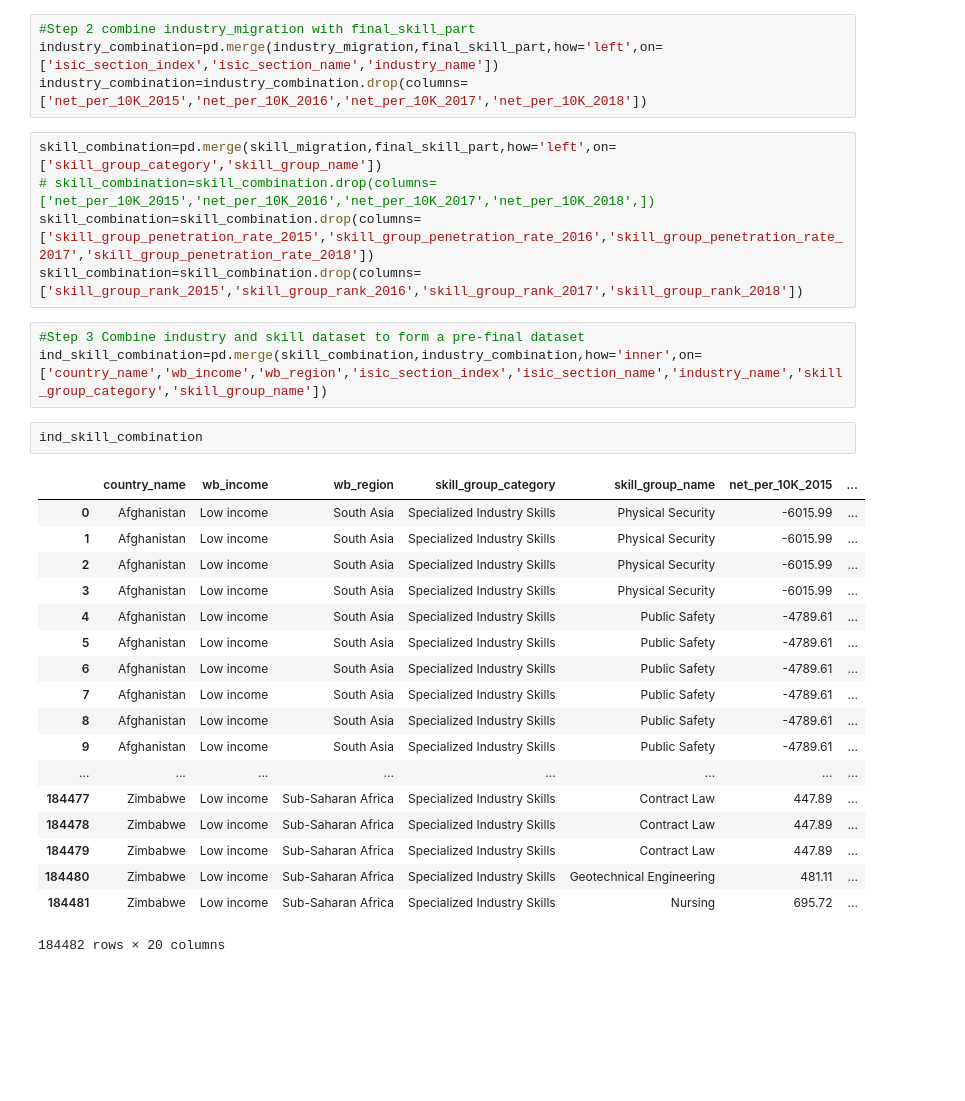
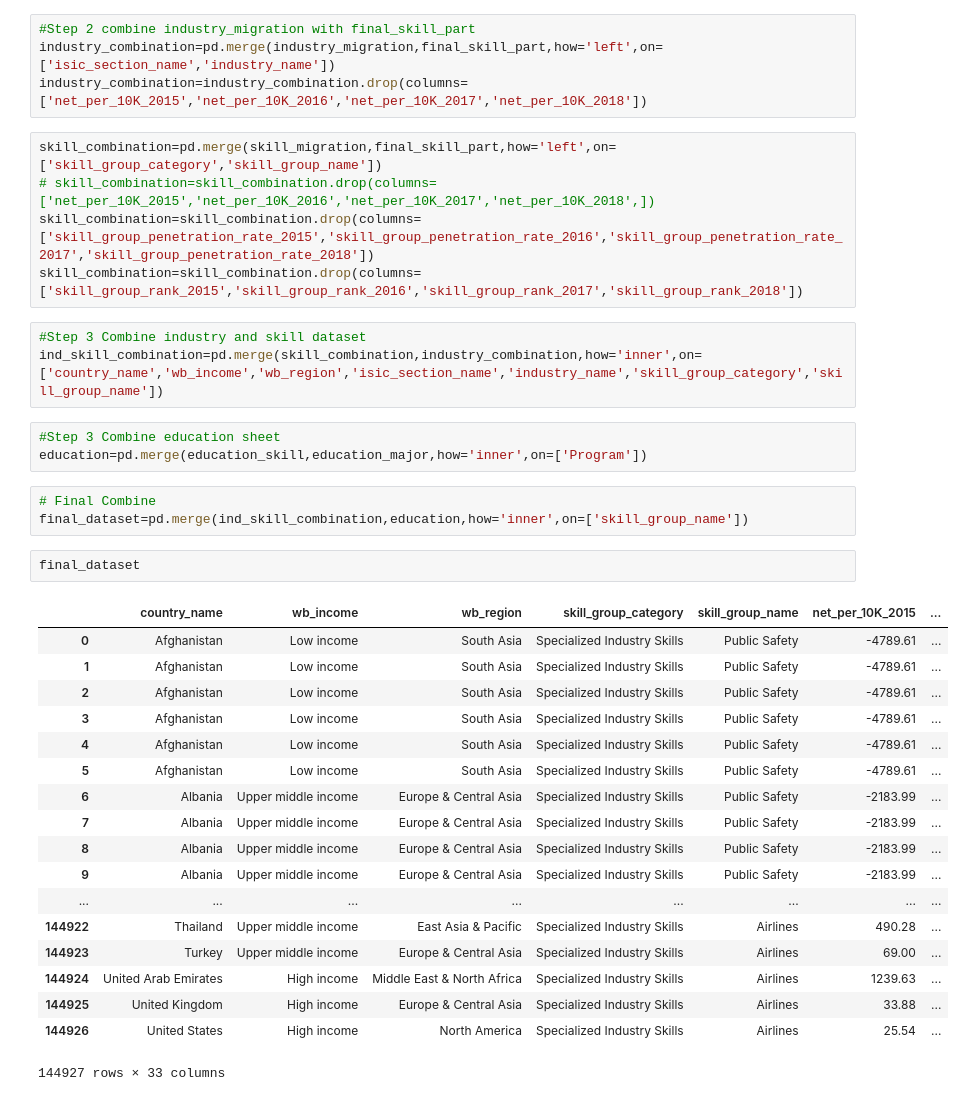
Before and after one commit to tianqic4/IS_590_OM_FINAL_DATASET, a Jupyter notebook: Final_Project_Combine_Dataset.ipynb, the cells around one changed output. Cells and saved outputs as stored; diff of their text form; blank space fills up the shorter version.

```diff
--- a/Final_Project_Combine_Dataset.ipynb
+++ b/Final_Project_Combine_Dataset.ipynb
@@ -70,6 +71,6 @@ final_skill_part=final_skill_part[['isic_section_index','isic_section_name','ind
 # %%
 #Step 2 combine industry_migration with final_skill_part
-industry_combination=pd.merge(industry_migration,final_skill_part,how='left',on=['isic_section_index','isic_section_name','industry_name'])
+industry_combination=pd.merge(industry_migration,final_skill_part,how='left',on=['isic_section_name','industry_name'])
 industry_combination=industry_combination.drop(columns=['net_per_10K_2015','net_per_10K_2016','net_per_10K_2017','net_per_10K_2018'])
 # %%
 skill_combination=pd.merge(skill_migration,final_skill_part,how='left',on=['skill_group_category','skill_group_name'])
@@ -77,26 +78,32 @@ skill_combination=pd.merge(skill_migration,final_skill_part,how='left',on=['skil
 skill_combination=skill_combination.drop(columns=['skill_group_penetration_rate_2015','skill_group_penetration_rate_2016','skill_group_penetration_rate_2017','skill_group_penetration_rate_2018'])
 skill_combination=skill_combination.drop(columns=['skill_group_rank_2015','skill_group_rank_2016','skill_group_rank_2017','skill_group_rank_2018'])
 # %%
-#Step 3 Combine industry and skill dataset to form a pre-final dataset
-ind_skill_combination=pd.merge(skill_combination,industry_combination,how='inner',on=['country_name','wb_income','wb_region','isic_section_index','isic_section_name','industry_name','skill_group_category','skill_group_name'])
+#Step 3 Combine industry and skill dataset
+ind_skill_combination=pd.merge(skill_combination,industry_combination,how='inner',on=['country_name','wb_income','wb_region','isic_section_name','industry_name','skill_group_category','skill_group_name'])
-# %%
-ind_skill_combination
-# %% [output]
-|  | country_name | wb_income | wb_region | skill_group_category | skill_group_name | net_per_10K_2015 | ... |
-| 0 | Afghanistan | Low income | South Asia | Specialized Industry Skills | Physical Security | -6015.99 | ... |
-| 1 | Afghanistan | Low income | South Asia | Specialized Industry Skills | Physical Security | -6015.99 | ... |
-| 2 | Afghanistan | Low income | South Asia | Specialized Industry Skills | Physical Security | -6015.99 | ... |
-| 3 | Afghanistan | Low income | South Asia | Specialized Industry Skills | Physical Security | -6015.99 | ... |
-| 4 | Afghanistan | Low income | South Asia | Specialized Industry Skills | Public Safety | -4789.61 | ... |
-| 5 | Afghanistan | Low income | South Asia | Specialized Industry Skills | Public Safety | -4789.61 | ... |
-| 6 | Afghanistan | Low income | South Asia | Specialized Industry Skills | Public Safety | -4789.61 | ... |
-| 7 | Afghanistan | Low income | South Asia | Specialized Industry Skills | Public Safety | -4789.61 | ... |
-| 8 | Afghanistan | Low income | South Asia | Specialized Industry Skills | Public Safety | -4789.61 | ... |
-| 9 | Afghanistan | Low income | South Asia | Specialized Industry Skills | Public Safety | -4789.61 | ... |
-| ... | ... | ... | ... | ... | ... | ... | ... |
-| 184477 | Zimbabwe | Low income | Sub-Saharan Africa | Specialized Industry Skills | Contract Law | 447.89 | ... |
-| 184478 | Zimbabwe | Low income | Sub-Saharan Africa | Specialized Industry Skills | Contract Law | 447.89 | ... |
-| 184479 | Zimbabwe | Low income | Sub-Saharan Africa | Specialized Industry Skills | Contract Law | 447.89 | ... |
-| 184480 | Zimbabwe | Low income | Sub-Saharan Africa | Specialized Industry Skills | Geotechnical Engineering | 481.11 | ... |
-| 184481 | Zimbabwe | Low income | Sub-Saharan Africa | Specialized Industry Skills | Nursing | 695.72 | ... |
-184482 rows × 20 columns
+# %%
+#Step 3 Combine education sheet
+education=pd.merge(education_skill,education_major,how='inner',on=['Program'])
+# %%
+# Final Combine
+final_dataset=pd.merge(ind_skill_combination,education,how='inner',on=['skill_group_name'])
+# %%
+final_dataset
+# %% [output]
+|  | country_name | wb_income | wb_region | skill_group_category | skill_group_name | net_per_10K_2015 | ... |
+| 0 | Afghanistan | Low income | South Asia | Specialized Industry Skills | Public Safety | -4789.61 | ... |
+| 1 | Afghanistan | Low income | South Asia | Specialized Industry Skills | Public Safety | -4789.61 | ... |
+| 2 | Afghanistan | Low income | South Asia | Specialized Industry Skills | Public Safety | -4789.61 | ... |
+| 3 | Afghanistan | Low income | South Asia | Specialized Industry Skills | Public Safety | -4789.61 | ... |
+| 4 | Afghanistan | Low income | South Asia | Specialized Industry Skills | Public Safety | -4789.61 | ... |
+| 5 | Afghanistan | Low income | South Asia | Specialized Industry Skills | Public Safety | -4789.61 | ... |
+| 6 | Albania | Upper middle income | Europe & Central Asia | Specialized Industry Skills | Public Safety | -2183.99 | ... |
+| 7 | Albania | Upper middle income | Europe & Central Asia | Specialized Industry Skills | Public Safety | -2183.99 | ... |
+| 8 | Albania | Upper middle income | Europe & Central Asia | Specialized Industry Skills | Public Safety | -2183.99 | ... |
+| 9 | Albania | Upper middle income | Europe & Central Asia | Specialized Industry Skills | Public Safety | -2183.99 | ... |
+| ... | ... | ... | ... | ... | ... | ... | ... |
+| 144922 | Thailand | Upper middle income | East Asia & Pacific | Specialized Industry Skills | Airlines | 490.28 | ... |
+| 144923 | Turkey | Upper middle income | Europe & Central Asia | Specialized Industry Skills | Airlines | 69.00 | ... |
+| 144924 | United Arab Emirates | High income | Middle East & North Africa | Specialized Industry Skills | Airlines | 1239.63 | ... |
+| 144925 | United Kingdom | High income | Europe & Central Asia | Specialized Industry Skills | Airlines | 33.88 | ... |
+| 144926 | United States | High income | North America | Specialized Industry Skills | Airlines | 25.54 | ... |
+144927 rows × 33 columns
```
Also changed, not shown: parts of 6 cells of this notebook.
